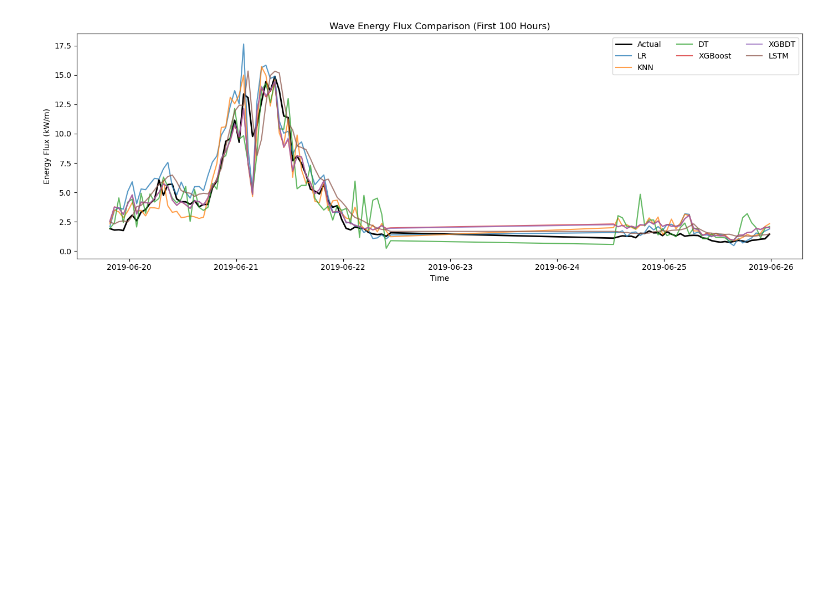
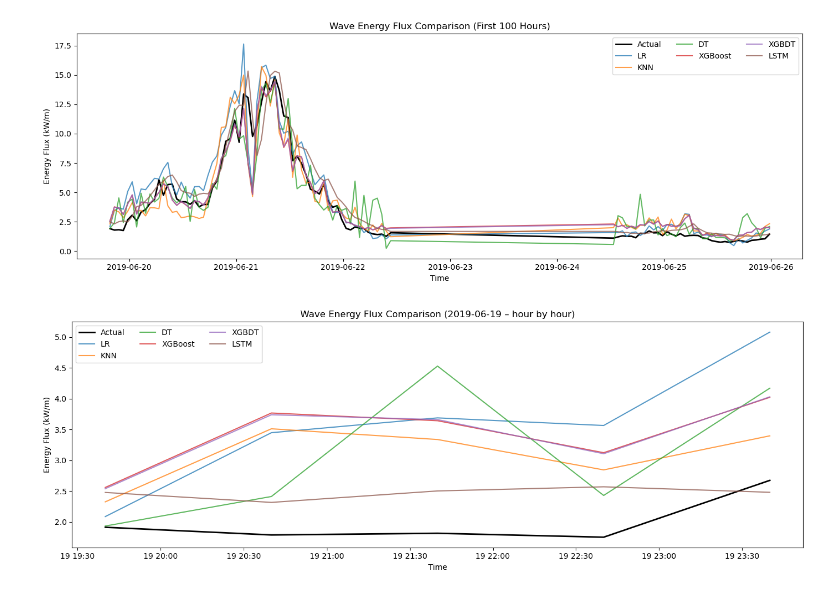
Before and after one commit to RichelCode/Wave-Energy-Forecasting, a Jupyter notebook: Wave Analysis.ipynb, the cells around one changed output. Saved outputs shown, nothing was run; the diff lists cells and outputs as text; code cells hidden in the pictures; blank space fills up the shorter version.

```diff
--- a/Wave Analysis.ipynb
+++ b/Wave Analysis.ipynb
@@ -1176,3 +1176,28 @@ plt.tight_layout()
 plt.show()
 # %% [output]
 [figure]
+# %%
+plot_df = energy_all.iloc[:100]
+
+# pick a single day range from the slice (e.g., the first calendar day present)
+day_start = plot_df.index.normalize()[0]                  # midnight of first day
+day_end = day_start + pd.Timedelta(days=1)                # next midnight
+
+day_df = plot_df.loc[(plot_df.index >= day_start) & (plot_df.index < day_end)]
+
+plt.figure(figsize=(14, 5))
+plt.plot(day_df.index, day_df["E_actual"], label="Actual", color="black", linewidth=2)
+
+for m in ["LR", "KNN", "DT", "XGBoost", "XGBDT", "LSTM"]:
+    col = f"E_pred_{m}"
+    if col in day_df.columns:
+        plt.plot(day_df.index, day_df[col], label=m, alpha=0.75)
+
+plt.title(f"Wave Energy Flux Comparison ({day_start.date()} – hour by hour)")
+plt.ylabel("Energy Flux (kW/m)")
+plt.xlabel("Time")
+plt.legend(ncol=3)
+plt.tight_layout()
+plt.show()
+# %% [output]
+[figure, added]
```
